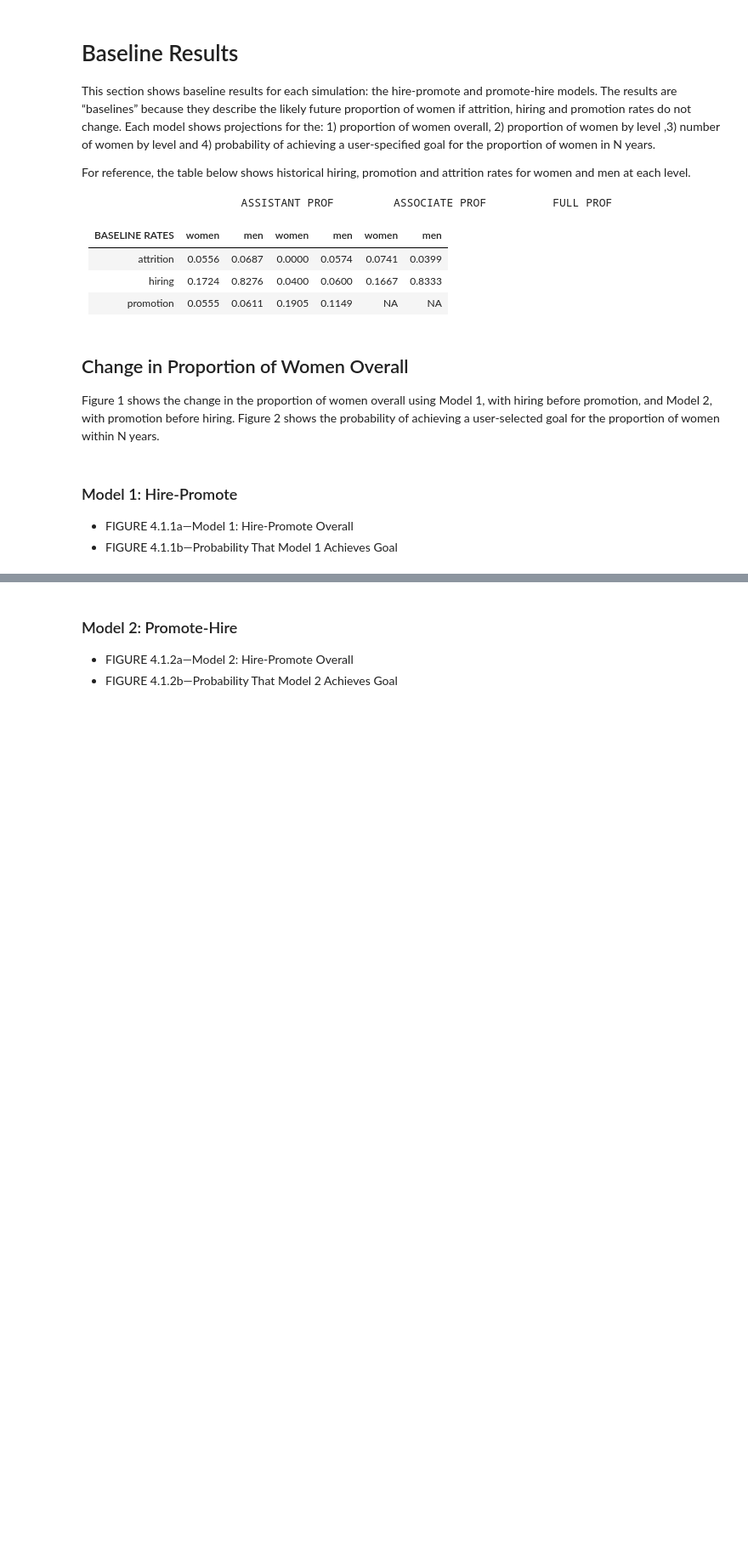
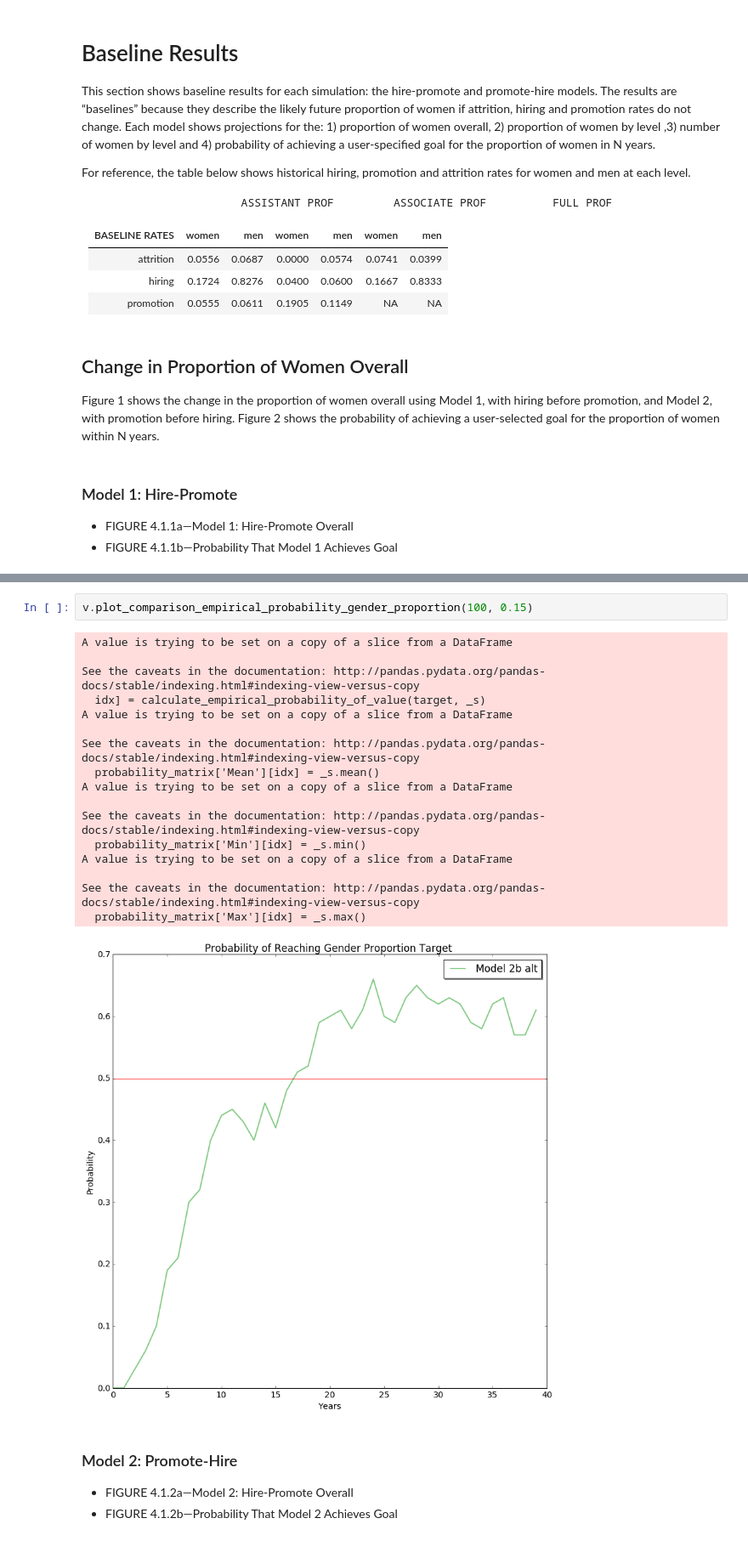
Before and after one commit to university-gender-evolution/notebooks-univ-gender, a Jupyter notebook: notebooks/mgmt_notebook05092016.ipynb, the cells around one changed output, grey strips where cells are left out. Shown at 85% size. Saved outputs shown, nothing was run; the diff lists cells and outputs as text; blank space fills up the shorter version.

```diff
--- a/notebooks/mgmt_notebook05092016.ipynb
+++ b/notebooks/mgmt_notebook05092016.ipynb
@@ -87,3 +86,23 @@ KeyboardInterrupt:
+# %%
+v.plot_comparison_empirical_probability_gender_proportion(100, 0.15)
+# %% [output]
+A value is trying to be set on a copy of a slice from a DataFrame
+
+See the caveats in the documentation: http://pandas.pydata.org/pandas-docs/stable/indexing.html#indexing-view-versus-copy
+  idx] = calculate_empirical_probability_of_value(target, _s)
+A value is trying to be set on a copy of a slice from a DataFrame
+
+See the caveats in the documentation: http://pandas.pydata.org/pandas-docs/stable/indexing.html#indexing-view-versus-copy
+  probability_matrix['Mean'][idx] = _s.mean()
+A value is trying to be set on a copy of a slice from a DataFrame
+
+See the caveats in the documentation: http://pandas.pydata.org/pandas-docs/stable/indexing.html#indexing-view-versus-copy
+  probability_matrix['Min'][idx] = _s.min()
+A value is trying to be set on a copy of a slice from a DataFrame
+
+See the caveats in the documentation: http://pandas.pydata.org/pandas-docs/stable/indexing.html#indexing-view-versus-copy
+  probability_matrix['Max'][idx] = _s.max()
+[figure, added]
 # %% [markdown]
 ### Model 2:  Promote-Hire
 
```
Also changed, not shown: parts of 12 cells of this notebook.
